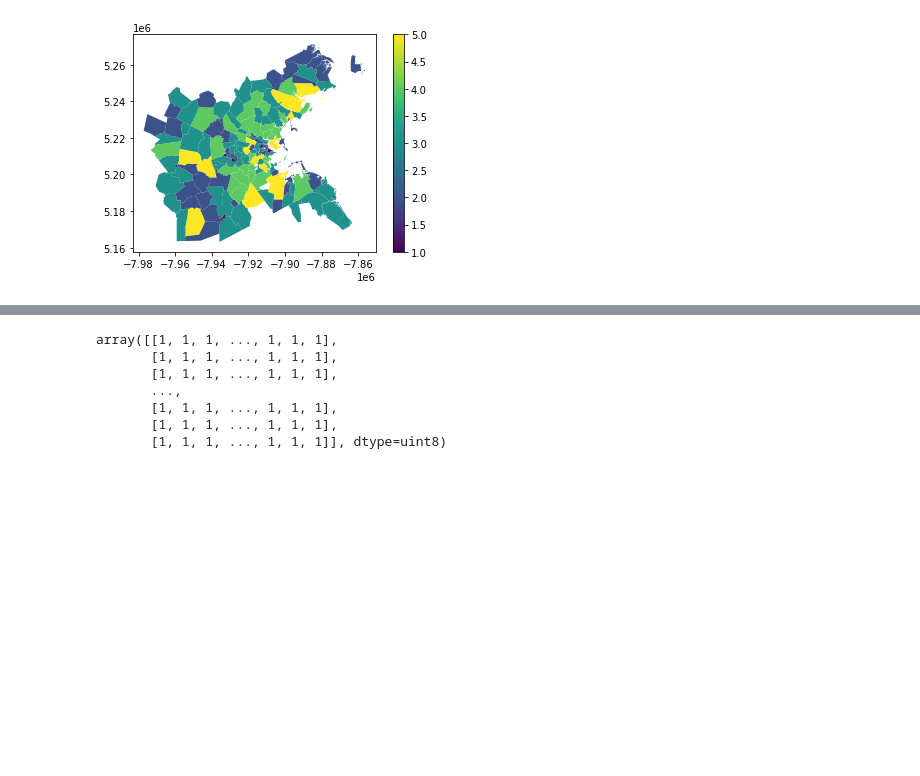
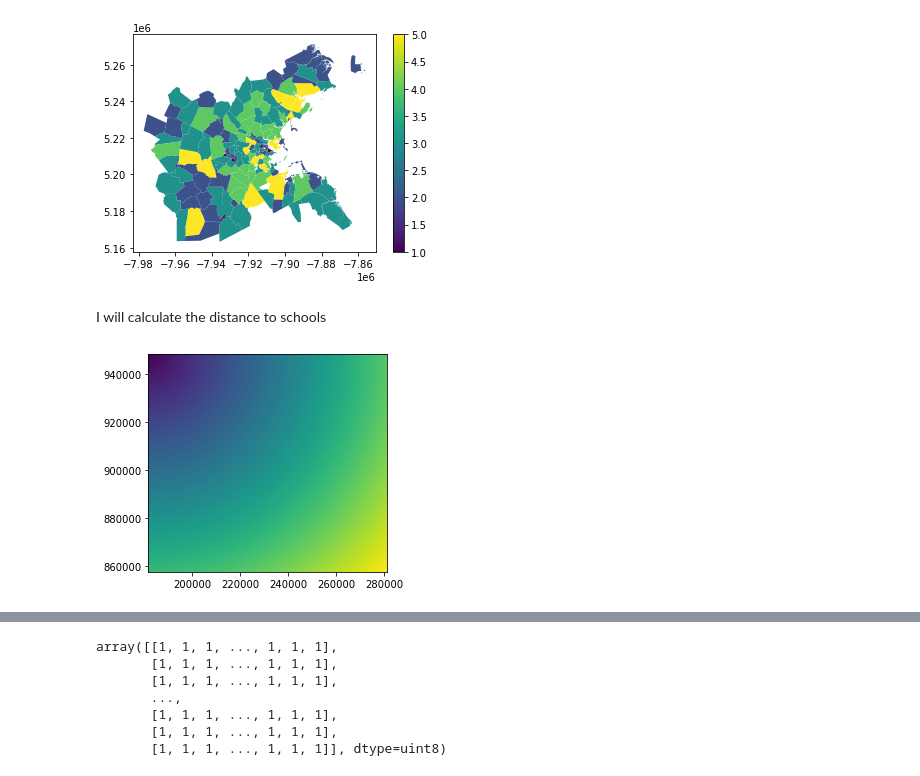
Before and after one commit to zhining-sun/UEP239-FinalProject, a Jupyter notebook: FinalProject_ZhiningSun.ipynb, the cells around one changed output, grey strips where cells are left out. Drawn from its saved outputs; the diff is of its cells as text; code cells hidden in the pictures; blank space fills up the shorter version.

```diff
--- a/FinalProject_ZhiningSun.ipynb
+++ b/FinalProject_ZhiningSun.ipynb
@@ -646,3 +607,16 @@ sch_join.plot(column = 'reclassify',legend=True)
 # %% [output]
 <AxesSubplot:>
 [figure]
+# %% [markdown]
+I will calculate the distance to schools
+# %%
+#Raster
+school_raster= features.rasterize(school_g['geometry'],
+                                    out_shape=landcover_shape, fill=1, transform=landcover_transform, default_value=0)
+# %%
+school_distance = ndimage.distance_transform_edt(school_raster) * landcover_res[0]
+# %%
+show(school_distance, transform=landcover_transform)
+plt.show()
+# %% [output]
+[figure, added]
```
Also changed, not shown: parts of 35 cells of this notebook.
